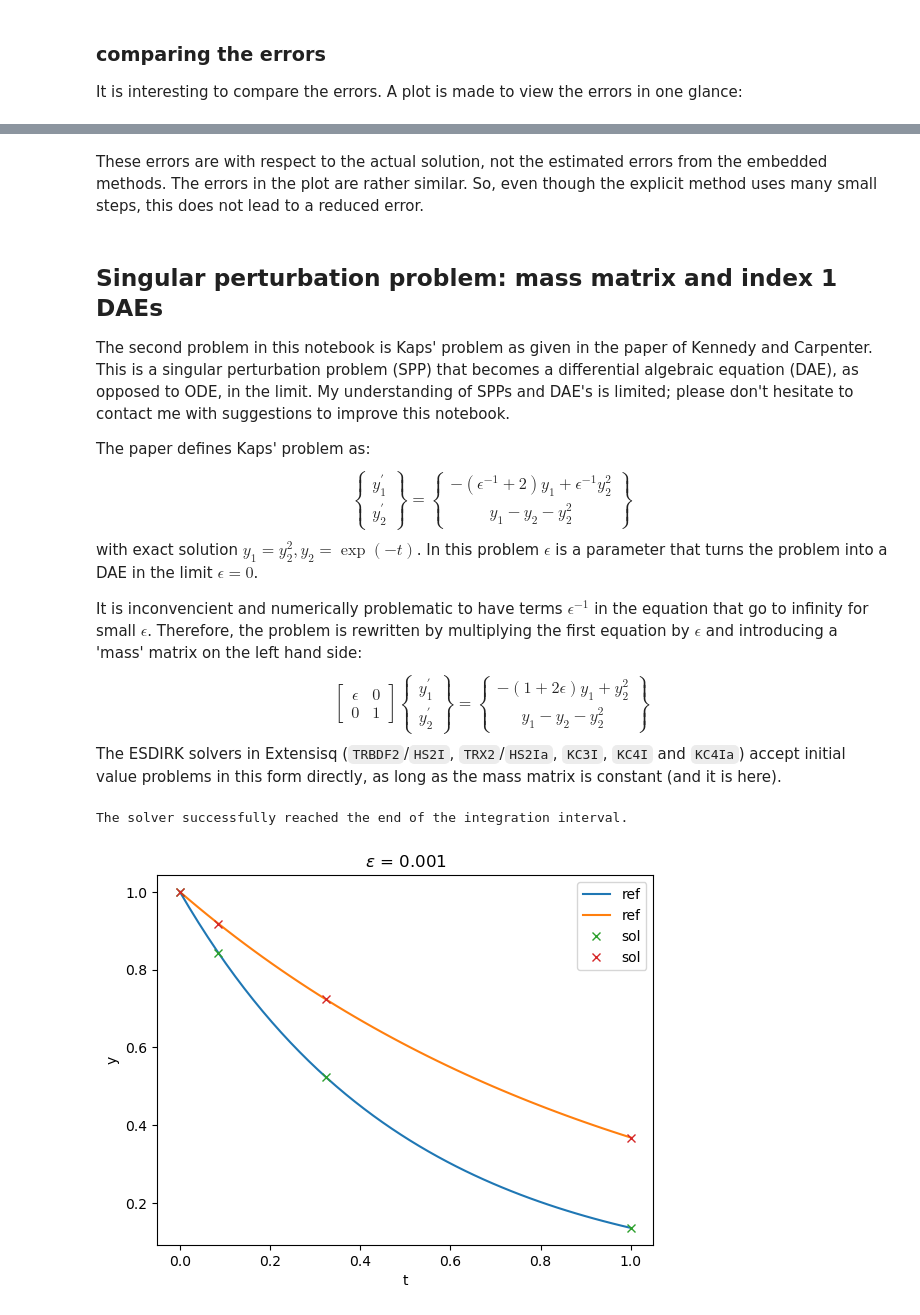
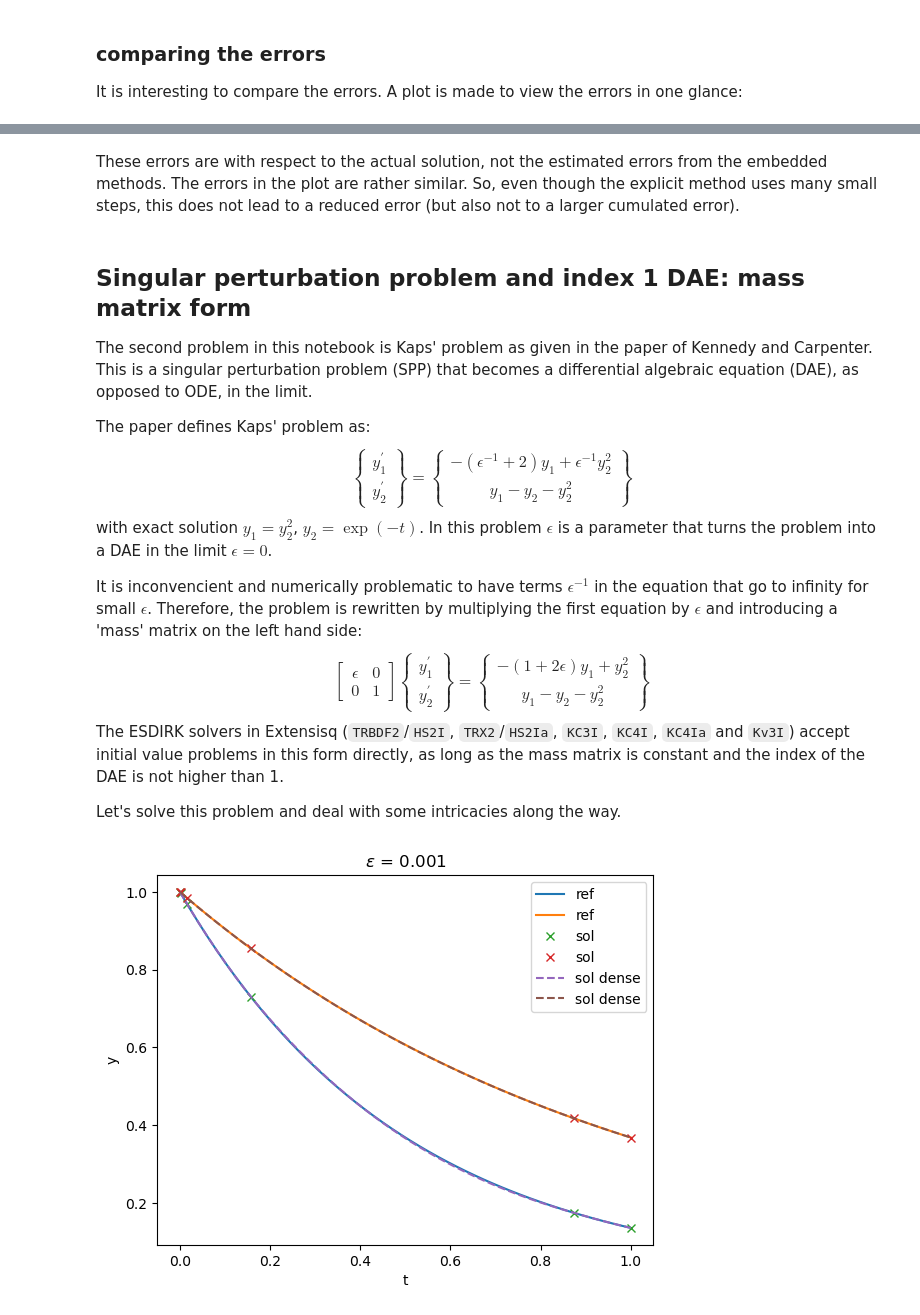
Before and after one commit to WRKampi/extensisq, a Jupyter notebook: docs/Demo_ESDIRK.ipynb, the cells around one changed output, grey strips where cells are left out. Cells and saved outputs as stored; diff of their text form; code cells hidden in the pictures.

```diff
--- a/docs/Demo_ESDIRK.ipynb
+++ b/docs/Demo_ESDIRK.ipynb
@@ -122,50 +123,53 @@ plt.show()
 # %% [markdown]
-These errors are with respect to the actual solution, not the estimated errors from the embedded methods. The errors in the plot are rather similar. So, even though the explicit method uses many small steps, this does not lead to a reduced error.
+These errors are with respect to the actual solution, not the estimated errors from the embedded methods. The errors in the plot are rather similar. So, even though the explicit method uses many small steps, this does not lead to a reduced error (but also not to a larger cumulated error).
 # %% [markdown]
 
 
-## Singular perturbation problem: mass matrix and index 1 DAEs
+## Singular perturbation problem and index 1 DAE: mass matrix form
 
-The second problem in this notebook is Kaps' problem as given in the paper of Kennedy and Carpenter. This is a singular perturbation problem (SPP) that becomes a differential algebraic equation (DAE), as opposed to ODE, in the limit. My understanding of SPPs and DAE's is limited; please don't hesitate to contact me with suggestions to improve this notebook.
+The second problem in this notebook is Kaps' problem as given in the paper of Kennedy and Carpenter. This is a singular perturbation problem (SPP) that becomes a differential algebraic equation (DAE), as opposed to ODE, in the limit.
 
 The paper defines Kaps' problem as:
 $$ \begin{Bmatrix} y_1^\prime \\ y_2^\prime \end{Bmatrix} = \begin{Bmatrix} -(\epsilon^{-1} + 2) y_1 + \epsilon^{-1}y_2^2 \\ y_1 - y_2 - y_2^2 \end{Bmatrix} $$
-with exact solution $y_1 = y_2^2, y_2 = \exp (-t)$. In this problem $\epsilon$ is a parameter that turns the problem into a DAE in the limit $\epsilon = 0$.
+with exact solution $y_1 = y_2^2$,  $y_2 = \exp (-t)$. In this problem $\epsilon$ is a parameter that turns the problem into a DAE in the limit $\epsilon = 0$.
 
 It is inconvencient and numerically problematic to have terms $\epsilon^{-1}$ in the equation that go to infinity for small $\epsilon$. Therefore, the problem is rewritten by multiplying the first equation by $\epsilon$ and introducing a 'mass' matrix on the left hand side:
 $$ \begin{bmatrix} \epsilon & 0 \\ 0 & 1 \end{bmatrix} \begin{Bmatrix} y_1^\prime \\ y_2^\prime \end{Bmatrix} = \begin{Bmatrix} -(1 + 2 \epsilon) y_1 + y_2^2 \\ y_1 - y_2 - y_2^2 \end{Bmatrix} $$
-The ESDIRK solvers in Extensisq (`TRBDF2`/`HS2I`, `TRX2`/`HS2Ia`, `KC3I`, `KC4I` and `KC4Ia`) accept initial value problems in this form directly, as long as the mass matrix is constant (and it is here).
+The ESDIRK solvers in Extensisq (`TRBDF2`/`HS2I`, `TRX2`/`HS2Ia`, `KC3I`, `KC4I`, `KC4Ia` and `Kv3I`) accept initial value problems in this form directly, as long as the mass matrix is constant and the index of the DAE is not higher than 1.
+
+Let's solve this problem and deal with some intricacies along the way.
 # %%
 from extensisq import KC3I
 
 def fun2(t, y, eps):
     return np.array([-(1 + 2*eps)*y[0] + y[1]**2,
             y[0] - y[1] - y[1]**2])
 
 def jac2(t, y, eps):
     return np.array([[-(1 + 2*eps), 2*y[1]],
                     [1, -1 - 2*y[1]]])
 
 def ref2(t):
     return np.stack([np.exp(-t)**2, np.exp(-t)])
 
 t_span2 = (0, 1.)
 y02 = [1., 1.]
 
 eps = 1e-3
+M = [eps, 1]
 
 sol2 = solve_ivp(fun2, t_span2, y02, jac=jac2, args=(eps,), method=KC3I,
-                 M=np.array([[eps, 0], [0, 1]]))
-print(sol.message)
+                 M=M, dense_output=True)
 
 t = np.linspace(*t_span2)
+plt.figure()
 plt.plot(t, ref2(t).T, label='ref')
 plt.plot(sol2.t, sol2.y.T, 'x', label='sol')
+plt.plot(t, sol2.sol(t).T, '--', label='sol dense')
 plt.legend()
 plt.title(f'$\epsilon$ = {eps}')
 plt.xlabel('t')
 plt.ylabel('y')
 plt.show()
 # %% [output]
-The solver successfully reached the end of the integration interval.
-[figure, old version]
+[figure, new version]
```
Also changed, not shown: parts of 17 cells of this notebook, 10 other files.
